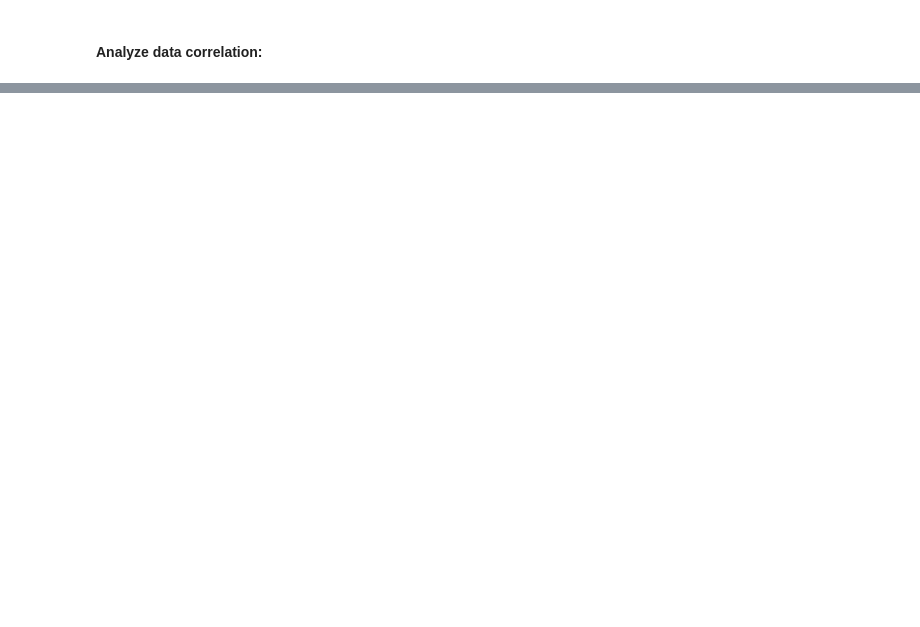
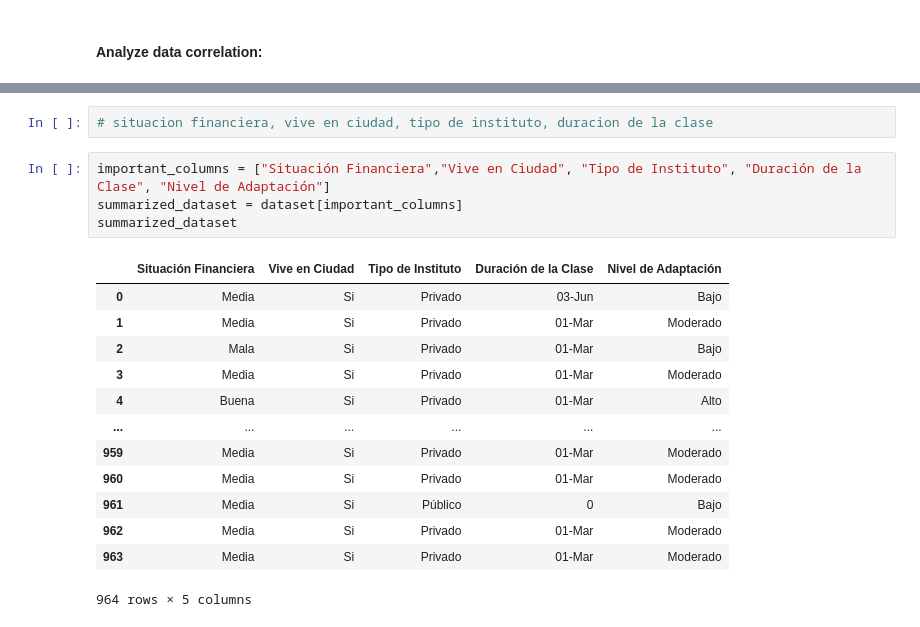
Before and after one commit to tiaraRS/NivelDeAdaptabilidad, a Jupyter notebook: Practica5.ipynb, the cells around one changed output, grey strips where cells are left out. Drawn from its saved outputs; the diff is of its cells as text; blank space fills up the shorter version.

```diff
--- a/Practica5.ipynb
+++ b/Practica5.ipynb
@@ -146,0 +237,20 @@ Test accuracy: 77.2%, test loss: 0.559833
+# %%
+# situacion financiera, vive en ciudad, tipo de instituto, duracion de la clase
+# %%
+important_columns = ["Situación Financiera","Vive en Ciudad", "Tipo de Instituto", "Duración de la Clase", "Nivel de Adaptación"]
+summarized_dataset = dataset[important_columns]
+summarized_dataset
+# %% [output]
+|  | Situación Financiera | Vive en Ciudad | Tipo de Instituto | Duración de la Clase | Nivel de Adaptación |
+| 0 | Media | Si | Privado | 03-Jun | Bajo |
+| 1 | Media | Si | Privado | 01-Mar | Moderado |
+| 2 | Mala | Si | Privado | 01-Mar | Bajo |
+| 3 | Media | Si | Privado | 01-Mar | Moderado |
+| 4 | Buena | Si | Privado | 01-Mar | Alto |
+| ... | ... | ... | ... | ... | ... |
+| 959 | Media | Si | Privado | 01-Mar | Moderado |
+| 960 | Media | Si | Privado | 01-Mar | Moderado |
+| 961 | Media | Si | Público | 0 | Bajo |
+| 962 | Media | Si | Privado | 01-Mar | Moderado |
+| 963 | Media | Si | Privado | 01-Mar | Moderado |
+964 rows × 5 columns
```
Also changed, not shown: parts of 18 cells of this notebook, 14 other files.
